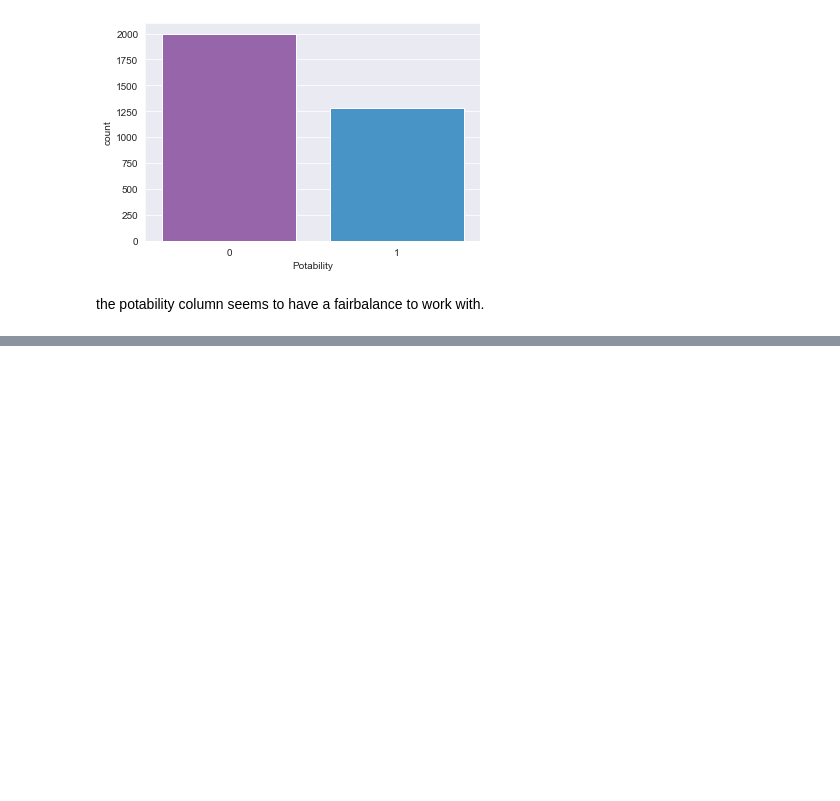
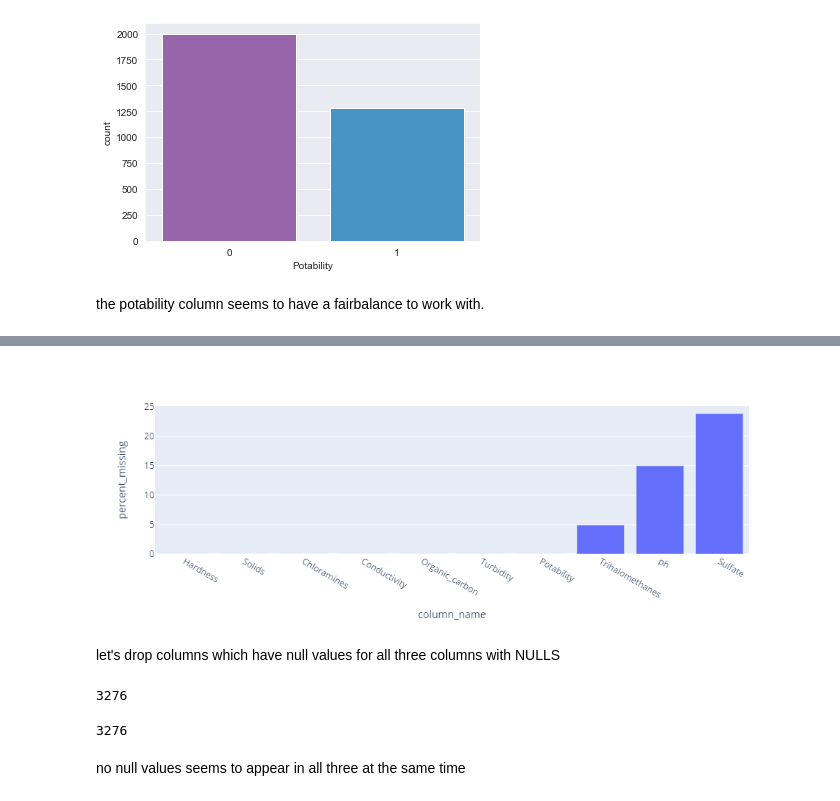
Before and after one commit to mattyjr007/Data-Science-Portfolio, a Jupyter notebook: Water Potability/Water_Potability.ipynb, the cells around one changed output, grey strips where cells are left out. Cells and saved outputs as stored; diff of their text form; code cells hidden in the pictures; blank space fills up the shorter version.

Commit message:
missing values imputations

```diff
--- a/Water Potability/Water_Potability.ipynb
+++ b/Water Potability/Water_Potability.ipynb
@@ -264,0 +272,5 @@ the potability column seems to have a fairbalance to work with.
+# %%
+percent_missing = data.isnull().sum() * 100 / len(data)
+missing_value_df = pd.DataFrame({'column_name': data.columns,
+                                 'percent_missing': percent_missing})
+missing_value_df.sort_values('percent_missing', inplace=True)
@@ -264,0 +291,16 @@ the potability column seems to have a fairbalance to work with.
+# %%
+px.bar(data_frame=missing_value_df,x='column_name',y='percent_missing')
+# %% [output]
+[figure, added]
+# %% [markdown]
+let's drop columns which have null values for all three columns with NULLS
+# %%
+len(data.dropna(axis=0,thresh=7))
+# %% [output]
+3276
+# %%
+len(data)
+# %% [output]
+3276
+# %% [markdown]
+no null values seems to appear in all three at the same time
```
Also changed, not shown: parts of 4 cells of this notebook.
